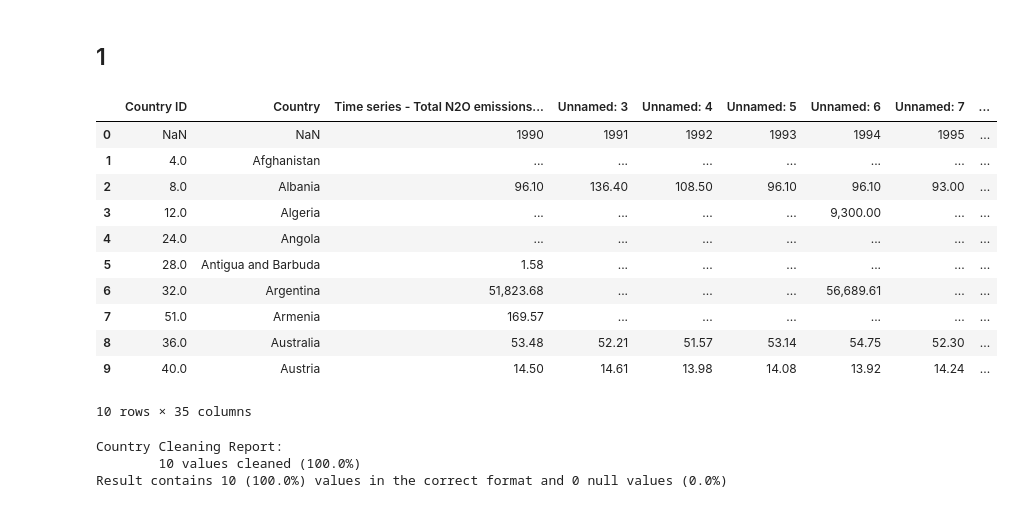
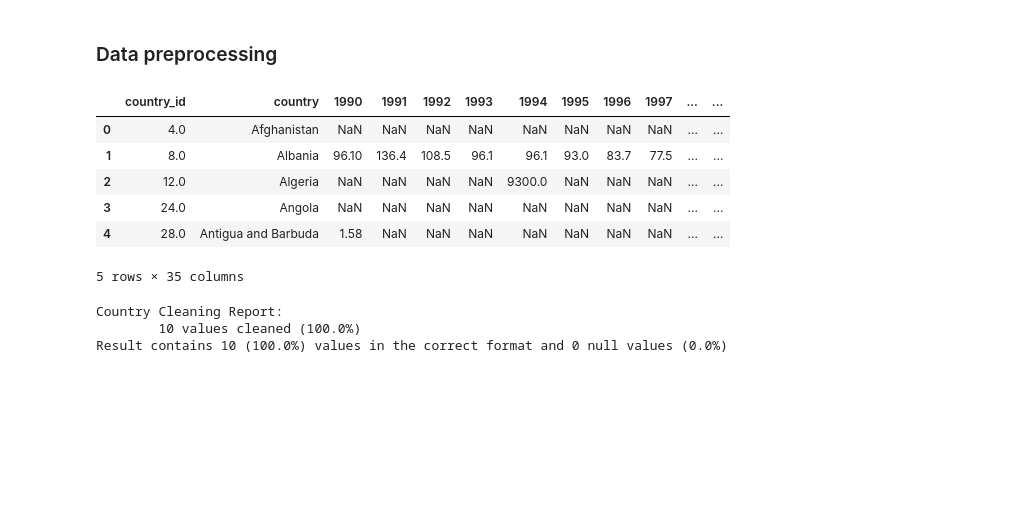
Before and after one commit to kozyreviva/Climat, a Jupyter notebook: Air_Indicators/climat.ipynb, the cells around one changed output. Drawn from its saved outputs; the diff is of its cells as text; code cells hidden in the pictures; blank space fills up the shorter version.

```diff
--- a/Air_Indicators/climat.ipynb
+++ b/Air_Indicators/climat.ipynb
@@ -106,5 +96,5 @@ def values_to_map(data):
-# %% [markdown]
-## 1
+# %% [markdown]
+### Data preprocessing
 # %%
 # read datasets
 df_n2o = pd.read_csv("N2O_Emissions.csv")
@@ -114,20 +104,15 @@ df_ch4 = pd.read_csv("CH4_Emissions.csv")
 df_ghg = pd.read_csv("GHG_Emissions.csv")
 df_nox = pd.read_csv("NOx_Emissions.csv")
 # %%
-df_n2o.head(10)
+df_n2o.head()
 # %% [output]
-|  | Country ID | Country | Time series - Total N2O emissions... | Unnamed: 3 | Unnamed: 4 | Unnamed: 5 | Unnamed: 6 | Unnamed: 7 | ... |
-| 0 | NaN | NaN | 1990 | 1991 | 1992 | 1993 | 1994 | 1995 | ... |
-| 1 | 4.0 | Afghanistan | ... | ... | ... | ... | ... | ... | ... |
-| 2 | 8.0 | Albania | 96.10 | 136.40 | 108.50 | 96.10 | 96.10 | 93.00 | ... |
-| 3 | 12.0 | Algeria | ... | ... | ... | ... | 9,300.00 | ... | ... |
-| 4 | 24.0 | Angola | ... | ... | ... | ... | ... | ... | ... |
-| 5 | 28.0 | Antigua and Barbuda | 1.58 | ... | ... | ... | ... | ... | ... |
-| 6 | 32.0 | Argentina | 51,823.68 | ... | ... | ... | 56,689.61 | ... | ... |
-| 7 | 51.0 | Armenia | 169.57 | ... | ... | ... | ... | ... | ... |
-| 8 | 36.0 | Australia | 53.48 | 52.21 | 51.57 | 53.14 | 54.75 | 52.30 | ... |
-| 9 | 40.0 | Austria | 14.50 | 14.61 | 13.98 | 14.08 | 13.92 | 14.24 | ... |
+|  | country_id | country | 1990 | 1991 | 1992 | 1993 | 1994 | 1995 | 1996 | 1997 | ... | ... |
+| 0 | 4.0 | Afghanistan | NaN | NaN | NaN | NaN | NaN | NaN | NaN | NaN | ... | ... |
+| 1 | 8.0 | Albania | 96.10 | 136.4 | 108.5 | 96.1 | 96.1 | 93.0 | 83.7 | 77.5 | ... | ... |
+| 2 | 12.0 | Algeria | NaN | NaN | NaN | NaN | 9300.0 | NaN | NaN | NaN | ... | ... |
+| 3 | 24.0 | Angola | NaN | NaN | NaN | NaN | NaN | NaN | NaN | NaN | ... | ... |
+| 4 | 28.0 | Antigua and Barbuda | 1.58 | NaN | NaN | NaN | NaN | NaN | NaN | NaN | ... | ... |
-10 rows × 35 columns
+5 rows × 35 columns
 # %%
 df_n2o = new_col_name(df_n2o)
 df_co2 = new_col_name(df_co2)
```
Also changed, not shown: parts of 13 cells of this notebook.
